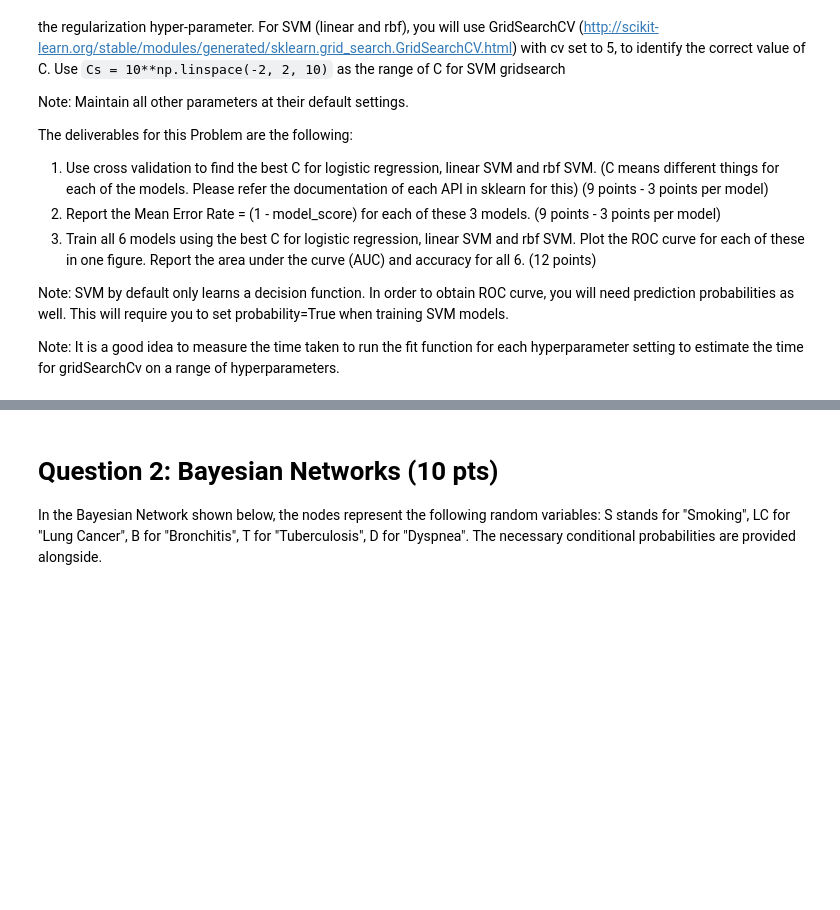
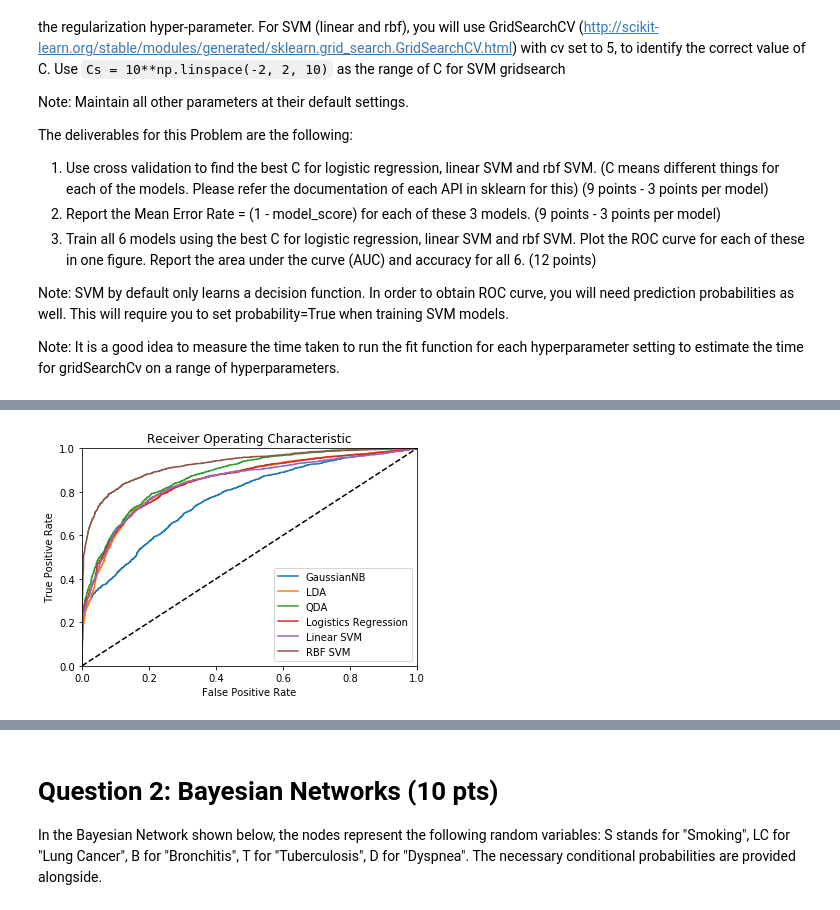
Before and after one commit to frankYaohua/dm, a Jupyter notebook: HW4-S18.ipynb, the cells around one changed output, grey strips where cells are left out. Saved outputs shown, nothing was run; the diff lists cells and outputs as text; code cells hidden in the pictures; blank space fills up the shorter version.

```diff
--- a/HW4-S18.ipynb
+++ b/HW4-S18.ipynb
@@ -80,0 +108,11 @@ X_test = preprocessing.scale(X_test)
+# %%
+# RBF SVM
+Cs = 10**np.linspace(-2, 2, 10)
+parameters = {'C':Cs}
+rbfsvm = SVC(kernel='rbf', probability=True)
+clf = GridSearchCV(rbfsvm, parameters, cv=5, n_jobs=-1)
+clf.fit(X_train, y_train)
+print("best C for RBF support vectore machine is: " + str(clf.best_params_))
+
+# Mean Error Rate 1 - model_score
+print("mean error rate is: 1 - " + str(clf.score(X_test, y_test)))
@@ -80,0 +132,74 @@ X_test = preprocessing.scale(X_test)
+# %%
+from sklearn.metrics import accuracy_score
+
+# GaussianNB
+gnb = GaussianNB()
+gnb.fit(X_train, y_train)
+y_predict = gnb.predict_proba(X_test)
+preds = y_predict[:,1]
+fpr, tpr, thresholds = roc_curve(y_test, preds)
+plt.plot(fpr, tpr, label='GaussianNB')
+print("GNB AUC: " + str(roc_auc_score(y_test, preds)))  # auc
+print("GNB Accuracy: " + str(accuracy_score(y_test, preds.round())))  # accuracy after normalized
+
+# Linear Discriminant Analysis
+lda = LDA()
+lda.fit(X_train, y_train)
+y_predict = lda.predict_proba(X_test)
+preds = y_predict[:,1]
+fpr, tpr, thresholds = roc_curve(y_test, preds)
+plt.plot(fpr, tpr, label='LDA')
+print("LDA AUC: " + str(roc_auc_score(y_test, preds)))
+print("LDA Accuracy: " + str(accuracy_score(y_test, preds.round())))
+
+# Quadratic Discriminant Analysis
+qda = QDA()
+qda.fit(X_train, y_train)
+y_predict = qda.predict_proba(X_test)
+preds = y_predict[:,1]
+fpr, tpr, thresholds = roc_curve(y_test, preds)
+plt.plot(fpr, tpr, label='QDA')
+print("QDA AUC: " + str(roc_auc_score(y_test, preds)))
+print("QDA Accuracy: " + str(accuracy_score(y_test, preds.round())))
+
+# ROC curve for Logistics Regression
+lr = LogisticRegression(C=0.35938137)
+lr.fit(X_train, y_train)
+y_predict = lr.predict_proba(X_test)
+preds = y_predict[:,1]
+fpr, tpr, thresholds = roc_curve(y_test, preds)
+plt.plot(fpr, tpr, label='Logistics Regression')
+print("LR AUC: " + str(roc_auc_score(y_test, preds)))
+print("LR Accuracy: " + str(accuracy_score(y_test, preds.round())))
+
+# Linear SVM
+lsvm = SVC(kernel='linear', probability=True, C=0.027825594022071243)
+lsvm.fit(X_train, y_train)
+y_predict = lsvm.predict_proba(X_test)
+preds = y_predict[:,1]
+fpr, tpr, thresholds = roc_curve(y_test, preds)
+plt.plot(fpr, tpr, label='Linear SVM')
+print("LSVM AUC: " + str(roc_auc_score(y_test, preds)))
+print("LSVM Accuracy: " + str(accuracy_score(y_test, preds.round())))
+
+# RBF SVM
+rbfsvm = SVC(kernel='rbf', probability=True, C=100)
+rbfsvm.fit(X_train, y_train)
+y_predict = rbfsvm.predict_proba(X_test)
+preds = y_predict[:,1]
+fpr, tpr, thresholds = roc_curve(y_test, preds)
+plt.plot(fpr, tpr, label='RBF SVM')
+print("RBFSVM AUC: " + str(roc_auc_score(y_test, preds)))
+print("RBFSVM Accuracy: " + str(accuracy_score(y_test, preds.round())))
+
+# configure the plot
+plt.title('Receiver Operating Characteristic')
+plt.plot([0, 1], [0, 1],'k--')  # 45 degree
+# set the limits
+plt.xlim([0, 1])
+plt.ylim([0, 1])
+plt.ylabel('True Positive Rate')
+plt.xlabel('False Positive Rate')
+plt.legend(loc=4)
+plt.show()
+# %% [output]
@@ -80,0 +218 @@ X_test = preprocessing.scale(X_test)
+[figure, added]
```
Also changed, not shown: parts of 24 cells of this notebook.
